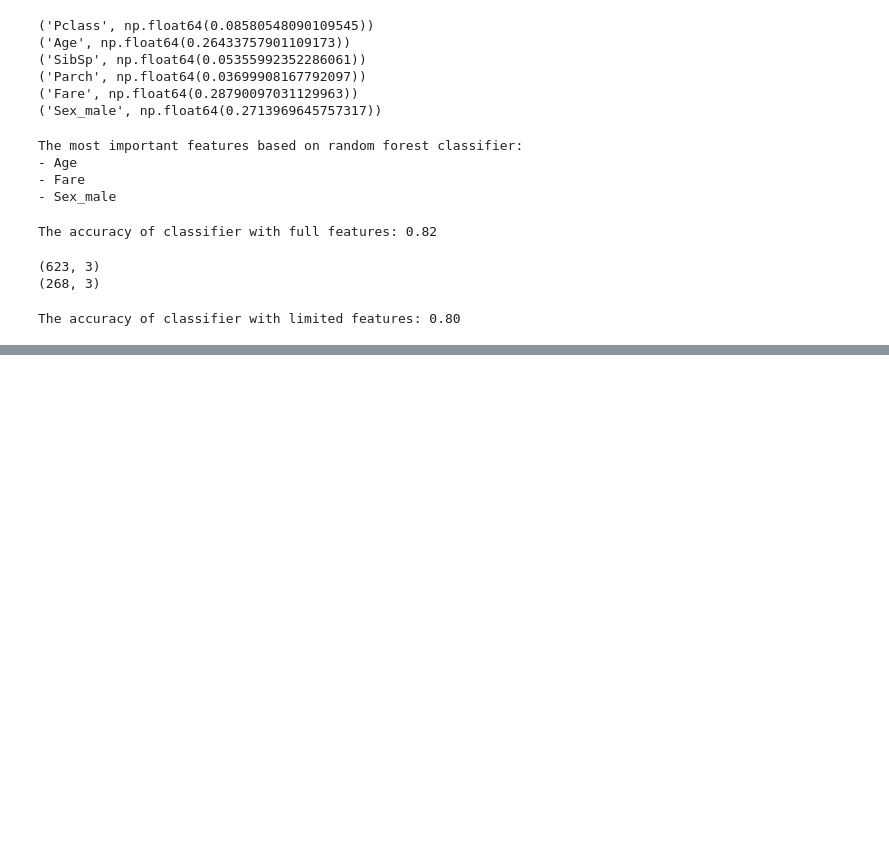
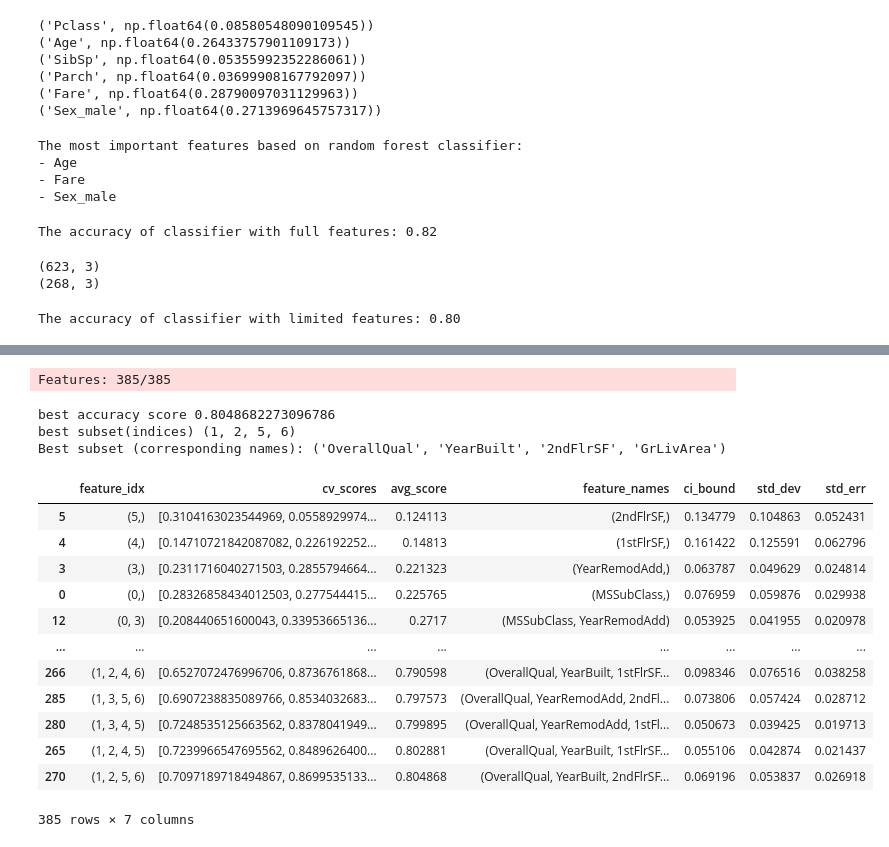
Before and after one commit to Spandana2704/ML, a Jupyter notebook: ML(W4).ipynb, the cells around one changed output, grey strips where cells are left out. Cells and saved outputs as stored; diff of their text form; code cells hidden in the pictures; blank space fills up the shorter version.

```diff
--- a/ML(W4).ipynb
+++ b/ML(W4).ipynb
@@ -188,0 +270,9 @@ The accuracy of classifier with limited features: 0.80
+# %%
+quasi_constant_feat=[]
+
+for feature in x_train.columns:
+  predominant=(x_train[feature].value_counts()/float(len(x_train))).sort_values(ascending=False).values[0]
+  if predominant>0.999:
+    quasi_constant_feat.append(feature)
+
+len(quasi_constant_feat)
@@ -188,0 +281,3 @@ The accuracy of classifier with limited features: 0.80
+# %%
+x_train.drop(labels=quasi_constant_feat,axis=1,inplace=True)
+x_test.drop(labels=quasi_constant_feat,axis=1,inplace=True)
@@ -188,0 +305,11 @@ The accuracy of classifier with limited features: 0.80
+# %%
+import pandas as pd
+from sklearn.feature_selection import mutual_info_regression, SelectKBest
+mi = mutual_info_regression(x_train.fillna(0), y_train)
+mi = pd.Series(mi, index=x_train.columns)
+selector = SelectKBest(score_func=mutual_info_regression, k=10)
+selector.fit(x_train.fillna(0), y_train)
+selected_features = x_train.columns[selector.get_support()]
+print("Top 10 Selected Features:\n", selected_features.tolist())
+x_train_selected = selector.transform(x_train.fillna(0))
+x_train_selected = pd.DataFrame(x_train_selected, columns=selected_features)
@@ -188,0 +365,29 @@ The accuracy of classifier with limited features: 0.80
+# %%
+efs=EFS(RandomForestRegressor(n_jobs=4),min_features=1,max_features=4,scoring='r2',cv=5)
+efs=efs.fit(x_train_selected,y_train)
+print('best accuracy score',efs.best_score_)
+print('best subset(indices)',efs.best_idx_)
+print('Best subset (corresponding names):', efs.best_feature_names_)
+# %% [output]
+Features: 385/385
+best accuracy score 0.8048682273096786
+best subset(indices) (1, 2, 5, 6)
+Best subset (corresponding names): ('OverallQual', 'YearBuilt', '2ndFlrSF', 'GrLivArea')
+# %%
+efs_results = pd.DataFrame.from_dict(efs.get_metric_dict()).T
+efs_results.sort_values(by='avg_score', ascending=True, inplace=True)
+efs_results
+# %% [output]
+|  | feature_idx | cv_scores | avg_score | feature_names | ci_bound | std_dev | std_err |
+| 5 | (5,) | [0.3104163023544969, 0.0558929974... | 0.124113 | (2ndFlrSF,) | 0.134779 | 0.104863 | 0.052431 |
+| 4 | (4,) | [0.14710721842087082, 0.226192252... | 0.14813 | (1stFlrSF,) | 0.161422 | 0.125591 | 0.062796 |
+| 3 | (3,) | [0.2311716040271503, 0.2855794664... | 0.221323 | (YearRemodAdd,) | 0.063787 | 0.049629 | 0.024814 |
+| 0 | (0,) | [0.28326858434012503, 0.277544415... | 0.225765 | (MSSubClass,) | 0.076959 | 0.059876 | 0.029938 |
+| 12 | (0, 3) | [0.208440651600043, 0.33953665136... | 0.2717 | (MSSubClass, YearRemodAdd) | 0.053925 | 0.041955 | 0.020978 |
+| ... | ... | ... | ... | ... | ... | ... | ... |
+| 266 | (1, 2, 4, 6) | [0.6527072476996706, 0.8736761868... | 0.790598 | (OverallQual, YearBuilt, 1stFlrSF... | 0.098346 | 0.076516 | 0.038258 |
+| 285 | (1, 3, 5, 6) | [0.6907238835089766, 0.8534032683... | 0.797573 | (OverallQual, YearRemodAdd, 2ndFl... | 0.073806 | 0.057424 | 0.028712 |
+| 280 | (1, 3, 4, 5) | [0.7248535125663562, 0.8378041949... | 0.799895 | (OverallQual, YearRemodAdd, 1stFl... | 0.050673 | 0.039425 | 0.019713 |
+| 265 | (1, 2, 4, 5) | [0.7239966547695562, 0.8489626400... | 0.802881 | (OverallQual, YearBuilt, 1stFlrSF... | 0.055106 | 0.042874 | 0.021437 |
+| 270 | (1, 2, 5, 6) | [0.7097189718494867, 0.8699535133... | 0.804868 | (OverallQual, YearBuilt, 2ndFlrSF... | 0.069196 | 0.053837 | 0.026918 |
+385 rows × 7 columns
```
Also changed, not shown: parts of 28 cells of this notebook.
